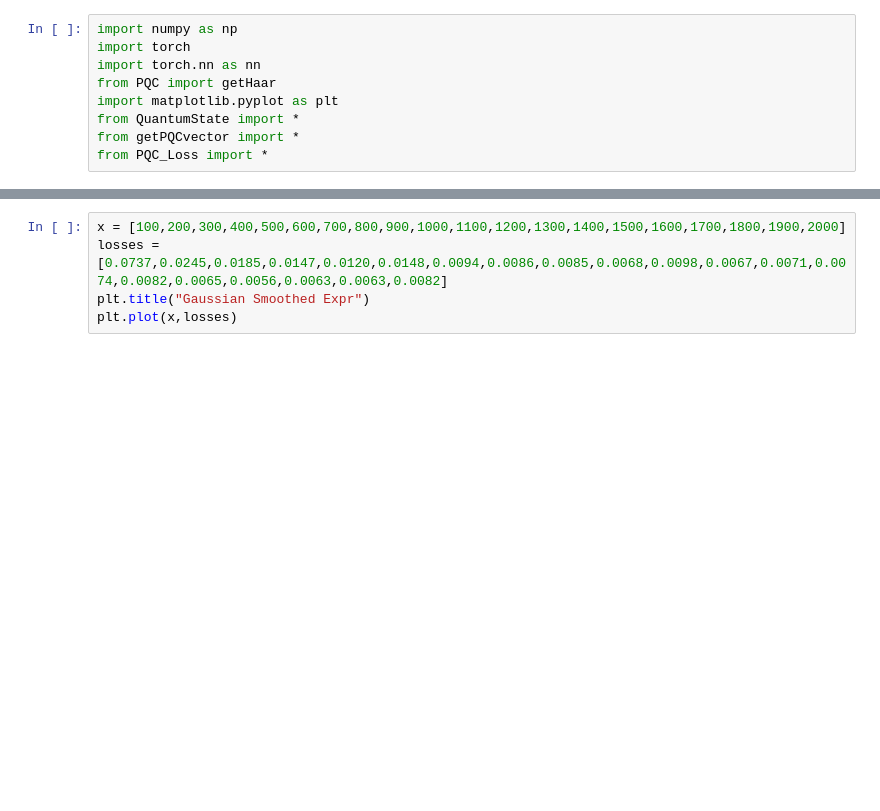
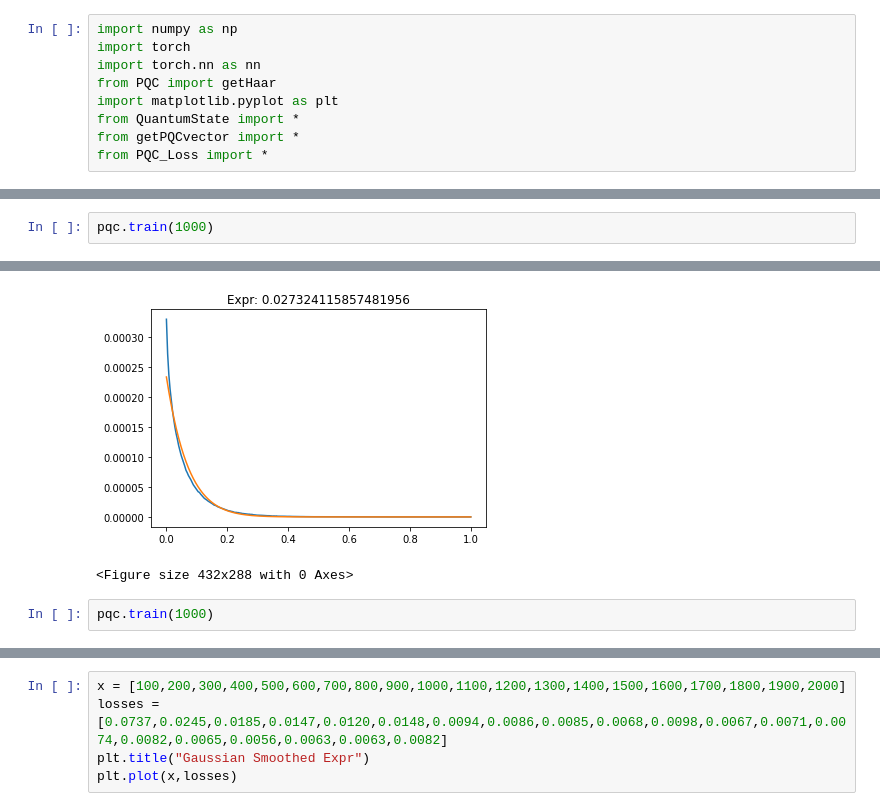
Before and after one commit to String137/PQC, a Jupyter notebook: PQCNN.ipynb, the cells around one changed output, grey strips where cells are left out. Cells and saved outputs as stored; diff of their text form; blank space fills up the shorter version.

```diff
--- a/PQCNN.ipynb
+++ b/PQCNN.ipynb
@@ -119,0 +195,3 @@ epoch:  2000 loss:  tensor(0.0082, grad_fn=<KlDivBackward>)
+# %%
+pqc.train(1000)
+# %% [output]
@@ -119,0 +215,4 @@ epoch:  2000 loss:  tensor(0.0082, grad_fn=<KlDivBackward>)
+[figure, added]
+<Figure size 432x288 with 0 Axes>
+# %%
+pqc.train(1000)
```
Also changed, not shown: parts of 8 cells of this notebook.
